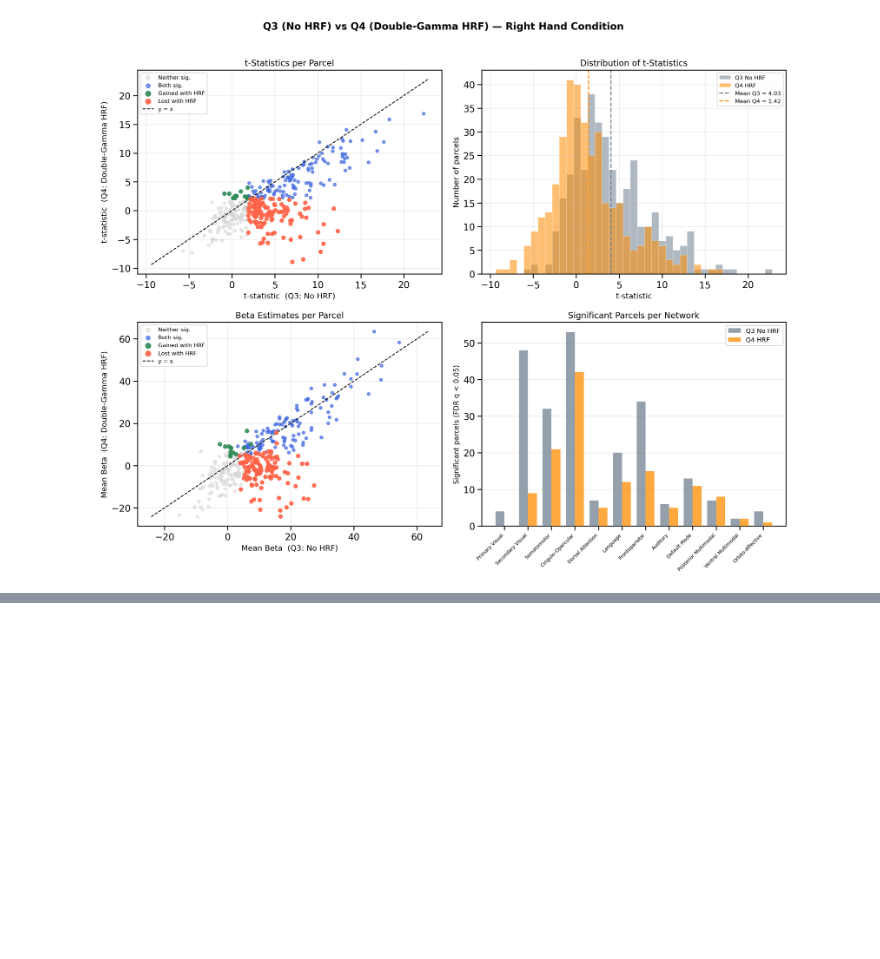
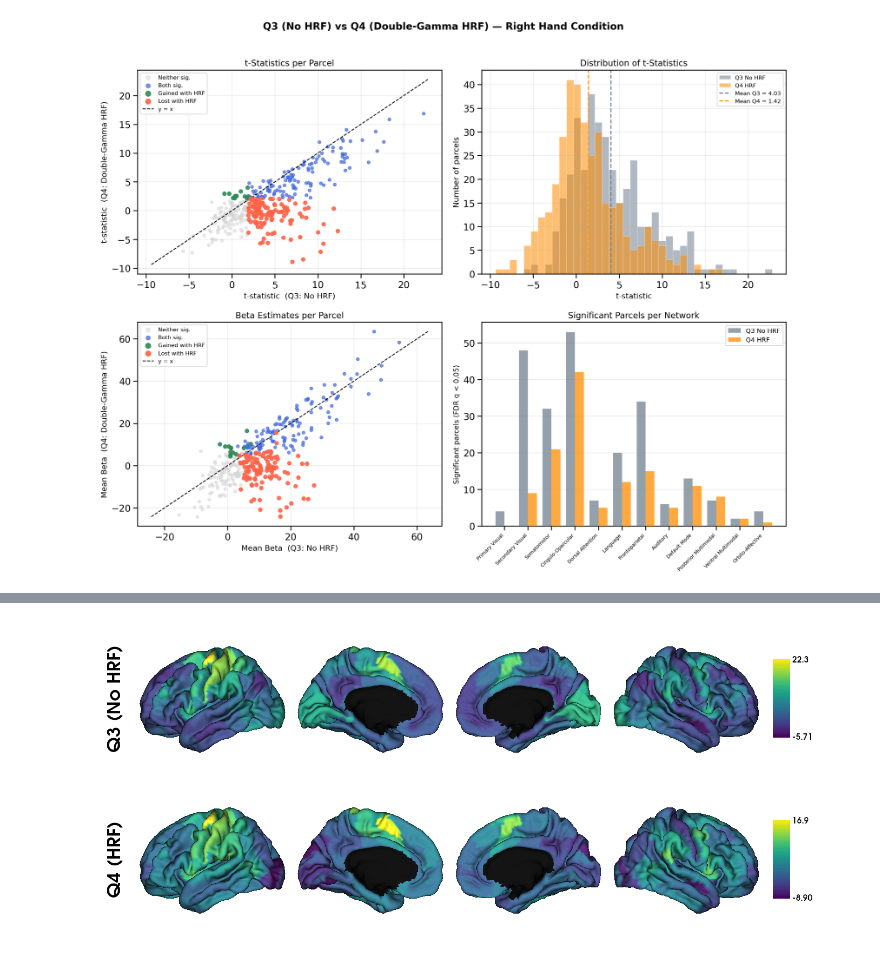
Before and after one commit to Siqi4766/Mapping-brain-activation-and-representation-with-fMRI, a Jupyter notebook: fMRI project.ipynb, the cells around one changed output, grey strips where cells are left out. Cells and saved outputs as stored; diff of their text form; code cells hidden in the pictures; blank space fills up the shorter version.

Commit message:
add surface plot

```diff
--- a/fMRI project.ipynb
+++ b/fMRI project.ipynb
@@ -566,0 +590,42 @@ Group level GLM (with double-gamma HRF) beta test found: 131 / 360 parcels have
+# %%
+from brainspace.datasets import load_fsa5
+from brainspace.plotting import plot_hemispheres
+
+# Load the atlas definitions provided with the dataset
+atlas = np.load('hcp_task/atlas.npz')
+labels_L = atlas['labels_L']
+labels_R = atlas['labels_R']
+
+# Load the fsaverage5 surfaces (matching the 10242 vertices in the atlas)
+surf_lh, surf_rh = load_fsa5()
+
+# Function to map 360 parcel values to the fsaverage5 surface
+def map_to_fsa5(values):
+    mapped_lh = np.full(surf_lh.n_points, np.nan)
+    mask_lh = labels_L != -1
+    mapped_lh[mask_lh] = values[labels_L[mask_lh]]
+
+    mapped_rh = np.full(surf_rh.n_points, np.nan)
+    mask_rh = labels_R != -1
+    mapped_rh[mask_rh] = values[labels_R[mask_rh]]
+
+    return np.hstack((mapped_lh, mapped_rh))
+
+# Map the t-statistics, colorbar values indicate a range of ~ -24 to +63
+map_q3 = map_to_fsa5(t_glm_no_hrf)
+map_q4 = map_to_fsa5(t_glm_hrf)
+
+fig = plot_hemispheres(
+    surf_lh, surf_rh,
+    array_name=[map_q3, map_q4],
+    size=(1400, 600),
+    cmap='viridis',
+    color_bar=True,
+    zoom=1.2,
+    interactive=False,
+    embed_nb=True,
+    label_text={'left': ['Q3 (No HRF)', 'Q4 (HRF)']},
+)
+fig
+# %% [output]
+[figure, added]
```
Also changed, not shown: parts of 2 cells of this notebook, 1 other file.
